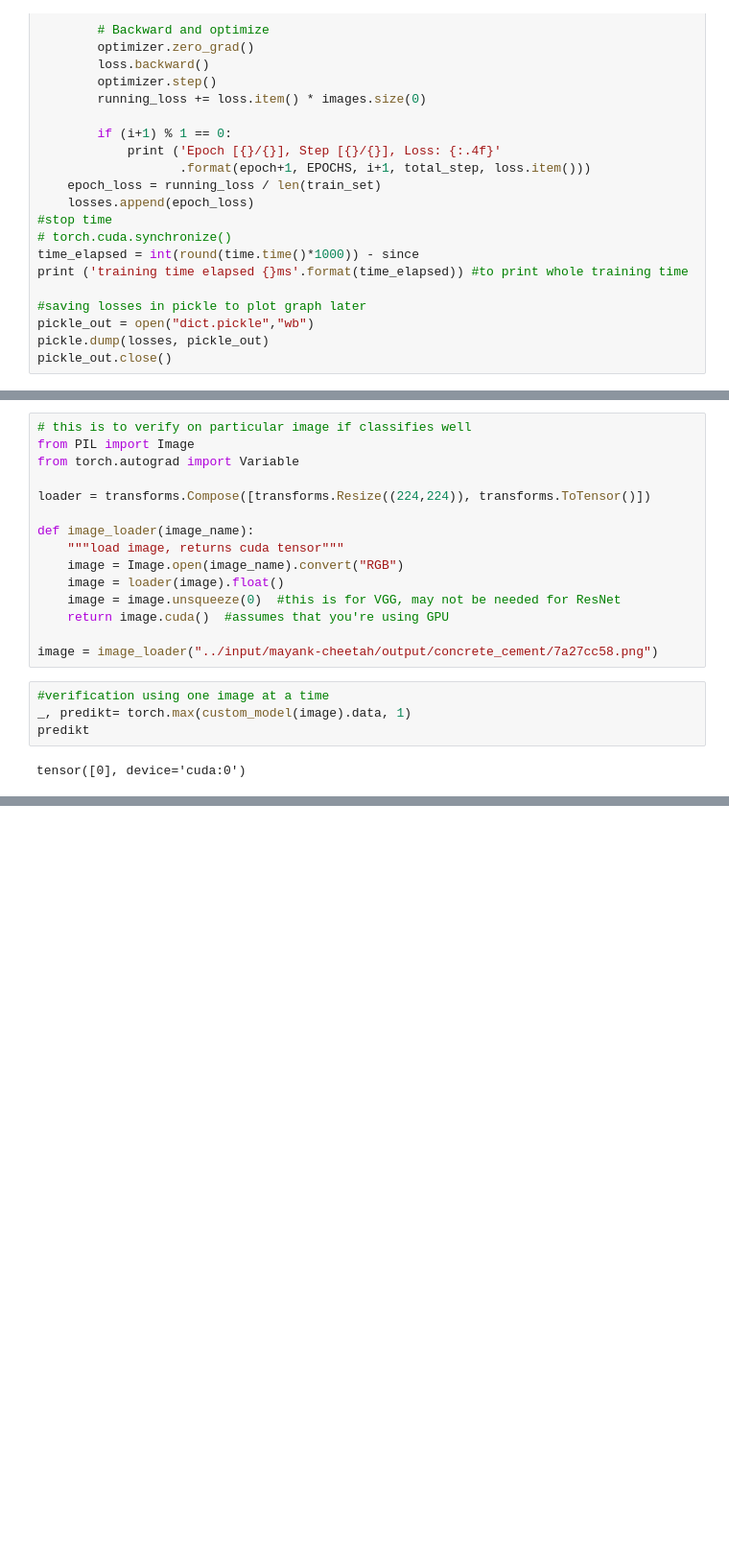
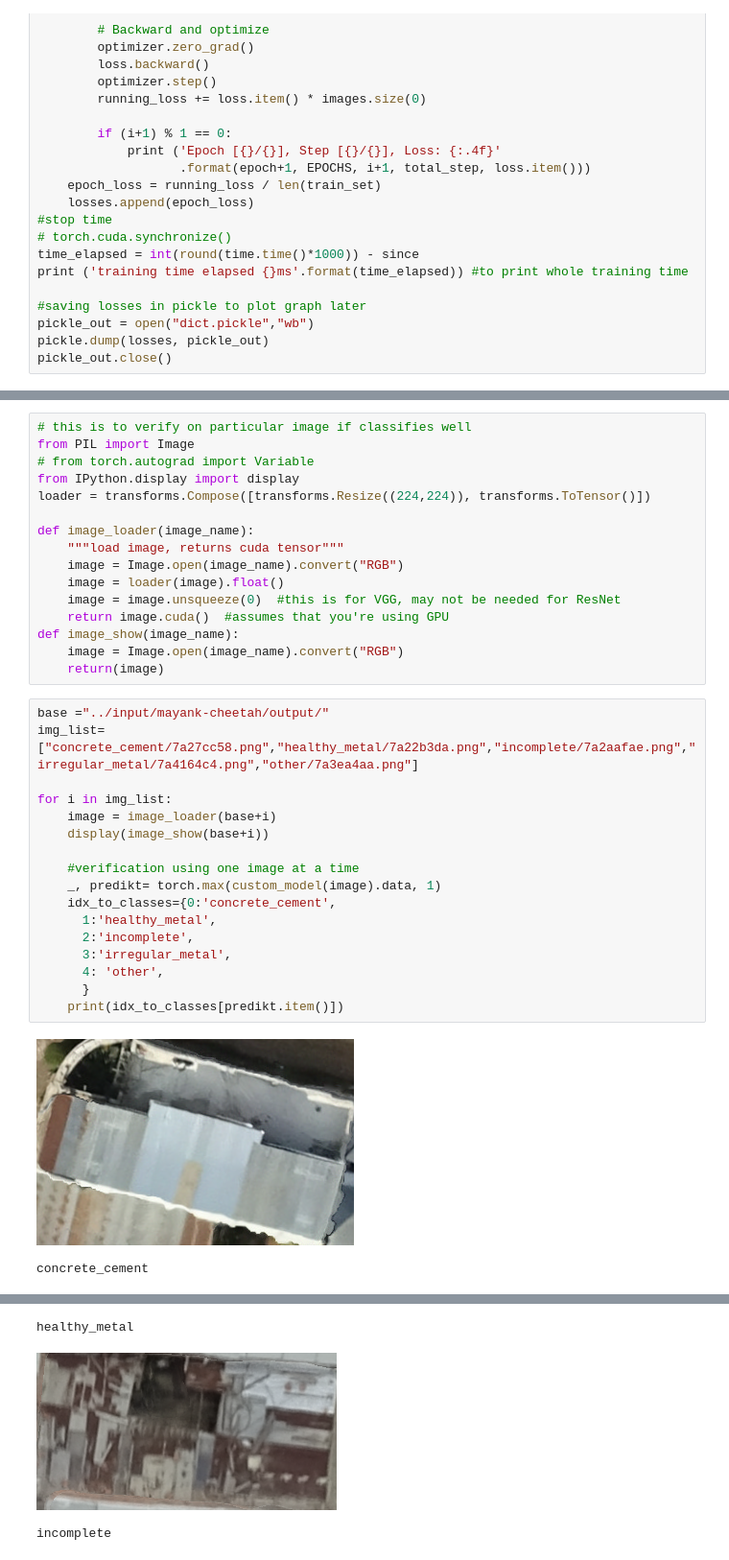
Before and after one commit to mrobakowski/id2223-final-preprocess, a Jupyter notebook: pytorch_part/classifier(Aerial_images).ipynb, the cells around one changed output, grey strips where cells are left out. Shown: that part at 96% size. Saved outputs shown, nothing was run; the diff lists cells and outputs as text; blank space fills up the shorter version.

Commit message:
updated notebook showing outputs

```diff
--- a/pytorch_part/classifier(Aerial_images).ipynb
+++ b/pytorch_part/classifier(Aerial_images).ipynb
@@ -196,8 +230,8 @@ plt.plot(x)
 # %%
 # this is to verify on particular image if classifies well
 from PIL import Image
-from torch.autograd import Variable
-
+# from torch.autograd import Variable
+from IPython.display import display
 loader = transforms.Compose([transforms.Resize((224,224)), transforms.ToTensor()])
 
 def image_loader(image_name):
@@ -206,11 +240,26 @@ def image_loader(image_name):
     image = loader(image).float()
     image = image.unsqueeze(0)  #this is for VGG, may not be needed for ResNet
     return image.cuda()  #assumes that you're using GPU
-
-image = image_loader("../input/mayank-cheetah/output/concrete_cement/7a27cc58.png")
+def image_show(image_name):
+    image = Image.open(image_name).convert("RGB")
+    return(image)
-# %%
-#verification using one image at a time
-_, predikt= torch.max(custom_model(image).data, 1)
-predikt
-# %% [output]
-tensor([0], device='cuda:0')
+# %%
+base ="../input/mayank-cheetah/output/"
+img_list=["concrete_cement/7a27cc58.png","healthy_metal/7a22b3da.png","incomplete/7a2aafae.png","irregular_metal/7a4164c4.png","other/7a3ea4aa.png"]
+
+for i in img_list:
+    image = image_loader(base+i)
+    display(image_show(base+i))
+
+    #verification using one image at a time
+    _, predikt= torch.max(custom_model(image).data, 1)
+    idx_to_classes={0:'concrete_cement',
+      1:'healthy_metal',
+      2:'incomplete',
+      3:'irregular_metal',
+      4: 'other',
+      }
+    print(idx_to_classes[predikt.item()])
+# %% [output]
+[figure, added]
+concrete_cement
@@ -216,0 +267,3 @@ tensor([0], device='cuda:0')
+healthy_metal
+[figure, added]
+incomplete
```
Also changed, not shown: parts of 9 cells of this notebook, 1 other file.
